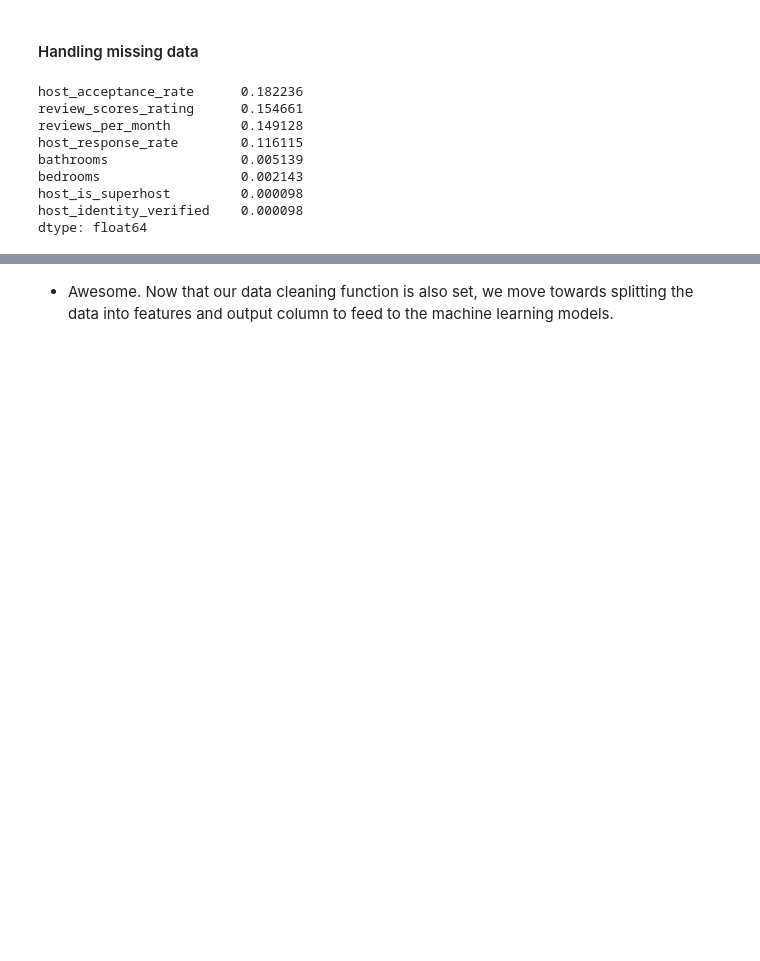
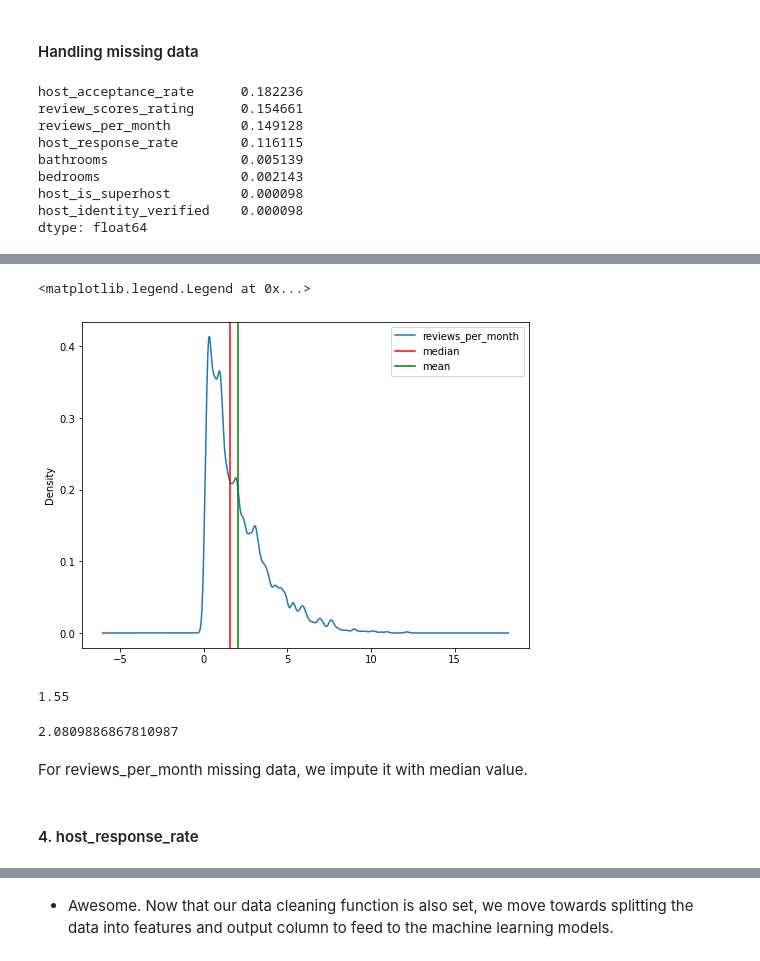
Before and after one commit to Nirzaree/Udacity-Data-Scientist-Nanodegree-Assignment-1, a Jupyter notebook: Seattle AirBnB Data Analysis.ipynb, the cells around one changed output, grey strips where cells are left out. Drawn from its saved outputs; the diff is of its cells as text; code cells hidden in the pictures; blank space fills up the shorter version.

```diff
--- a/Seattle AirBnB Data Analysis.ipynb
+++ b/Seattle AirBnB Data Analysis.ipynb
@@ -530,0 +474,21 @@ True
+# %%
+plt.figure(figsize = (8,6))
+dfCombinedFinal.reviews_per_month.plot.density()
+plt.axvline(dfCombinedFinal.reviews_per_month.median(),c='red',label = 'median')
+plt.axvline(dfCombinedFinal.reviews_per_month.mean(),c='green',label = 'mean')
+plt.legend(loc='upper right')
+# %% [output]
+<matplotlib.legend.Legend at 0x...>
+[figure, added]
+# %%
+dfCombinedFinal.reviews_per_month.median()
+# %% [output]
+1.55
+# %%
+dfCombinedFinal.reviews_per_month.mean()
+# %% [output]
+2.0809886867810987
+# %% [markdown]
+For reviews_per_month missing data, we impute it with median value.
+# %% [markdown]
+#### 4. host_response_rate
```
Also changed, not shown: parts of 64 cells of this notebook.
